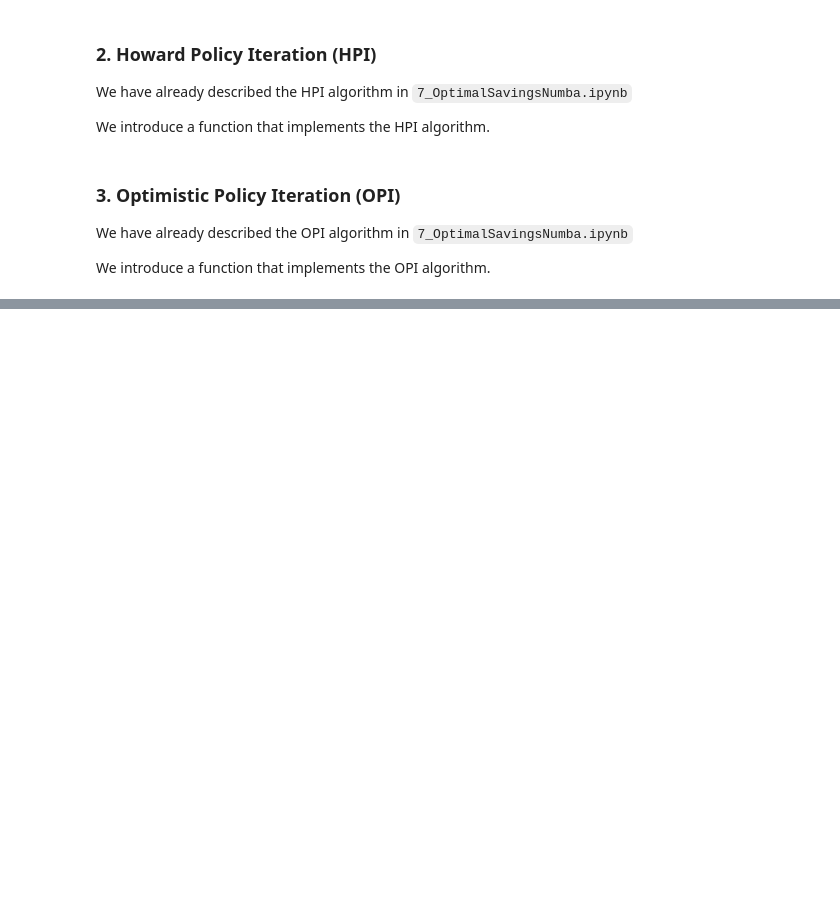
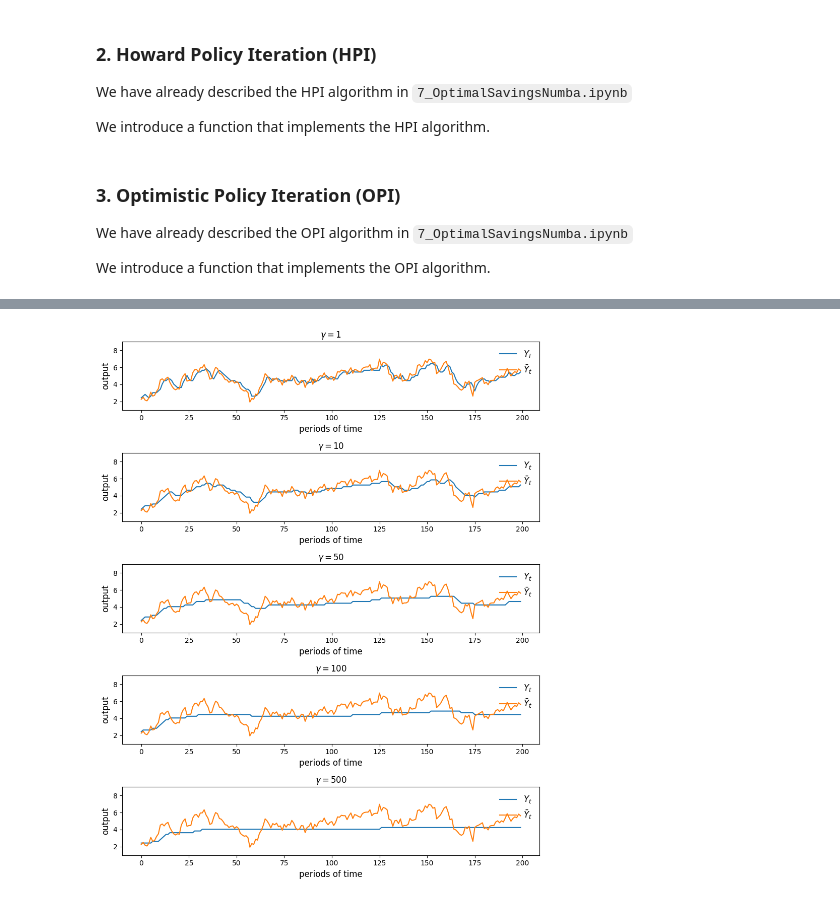
Before and after one commit to mloyorev/Theory, a Jupyter notebook: 8_InvestmentAdjustmentCostsNumba.ipynb, the cells around one changed output, grey strips where cells are left out. Drawn from its saved outputs; the diff is of its cells as text; code cells hidden in the pictures; blank space fills up the shorter version.

```diff
--- a/8_InvestmentAdjustmentCostsNumba.ipynb
+++ b/8_InvestmentAdjustmentCostsNumba.ipynb
@@ -400,0 +438,45 @@ OPI completed in 33.80146884918213 seconds.
+# %%
+ts_length = 200
+
+# Creates a figure with four subplots
+fig, axes = plt.subplots(5, 1, figsize=(9, 11.2))
+
+# Simulate time series of state transitions, where state indices are returned.
+
+# Creates a loop that repeat for each subplot and for each γ value
+for (ax, gamma) in zip(axes, (1, 10, 50, 100, 500)):
+    model = create_investment_model(gamma=gamma)
+    beta, a_0, a_1, gamma, c, y_size, z_size, y_grid, z_grid, Q = model
+    sigma_star = optimistic_policy_iteration(model)
+
+    # Ensure the same simulation of z is used in all iterations
+    np.random.seed(200)  # Set the seed before generating the simulation of z
+
+    # Creates a Markov chain using the transition matrix Q and the z_grid.
+    # Stores useful information such as the stationary distributions, and communication, recurrent, and cyclic classes, and allows simulation of state transitions.
+    mc = qe.MarkovChain(Q, z_grid)
+
+    # Simulate time series of state transitions, where state indices are returned.
+    z_sim_idx = mc.simulate_indices(ts_length)
+    z_sim = z_grid[z_sim_idx]
+
+    y_sim_idx = np.empty(ts_length, dtype=int)
+    y_1 = (a_0 - c + z_sim[0]) / (2 * a_1)
+    y_sim_idx[0] = np.searchsorted(y_grid, y_1)
+    for t in range(ts_length-1):
+        y_sim_idx[t+1] = sigma_star[y_sim_idx[t], z_sim_idx[t]]
+    y_sim = y_grid[y_sim_idx]
+    y_bar_sim = (a_0 - c + z_sim) / (2 * a_1)
+
+    ax.plot(range(ts_length), y_sim, label="$Y_t$")
+    ax.plot(range(ts_length), y_bar_sim, label="$\\bar Y_t$")
+    ax.legend(fontsize=ft, frameon=False, loc="upper right")
+    ax.set_ylabel("output", fontsize=ft)
+    ax.set_xlabel("periods of time", fontsize=ft)
+    ax.set_ylim(1, 9)
+    ax.set_title(f"$\gamma = {gamma}$", fontsize=ft)
+
+fig.tight_layout()
+plt.show()
+# %% [output]
+[figure, added]
```
Also changed, not shown: parts of 9 cells of this notebook.
